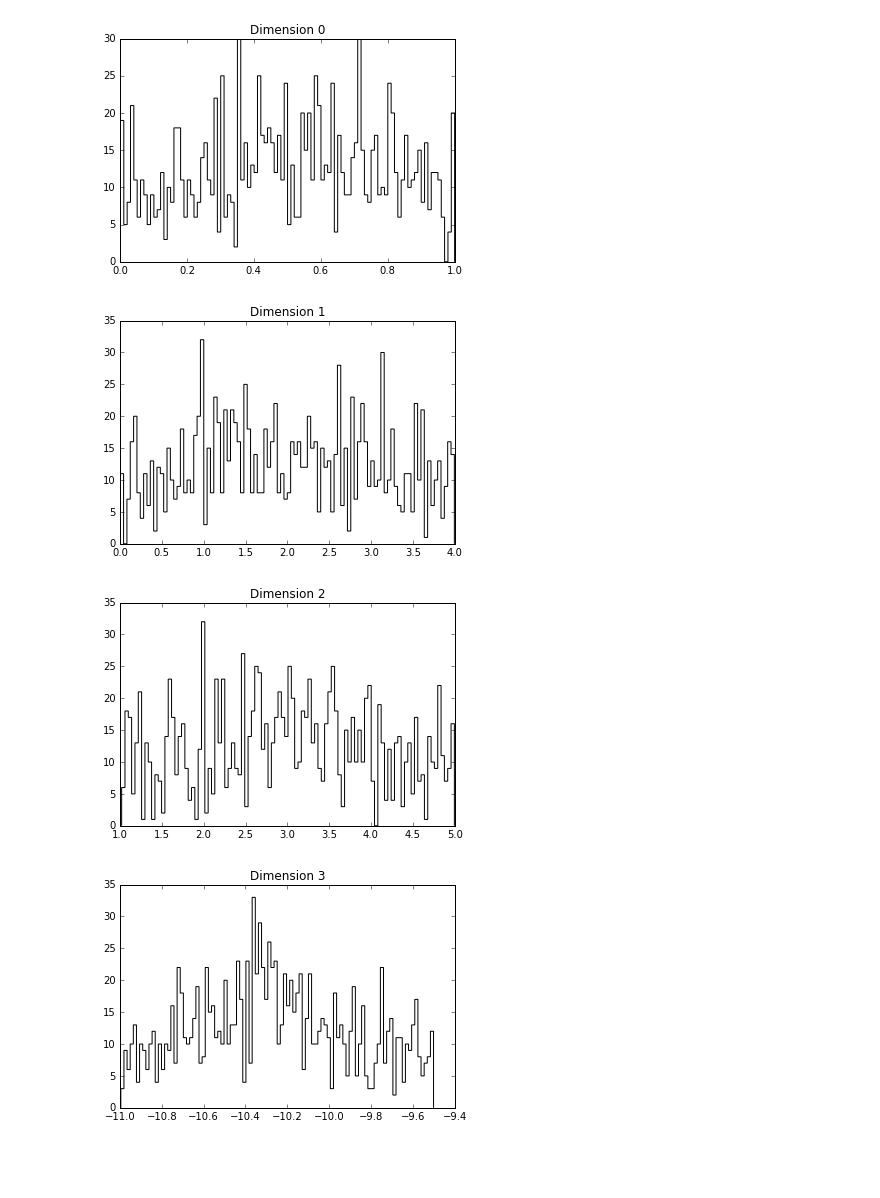
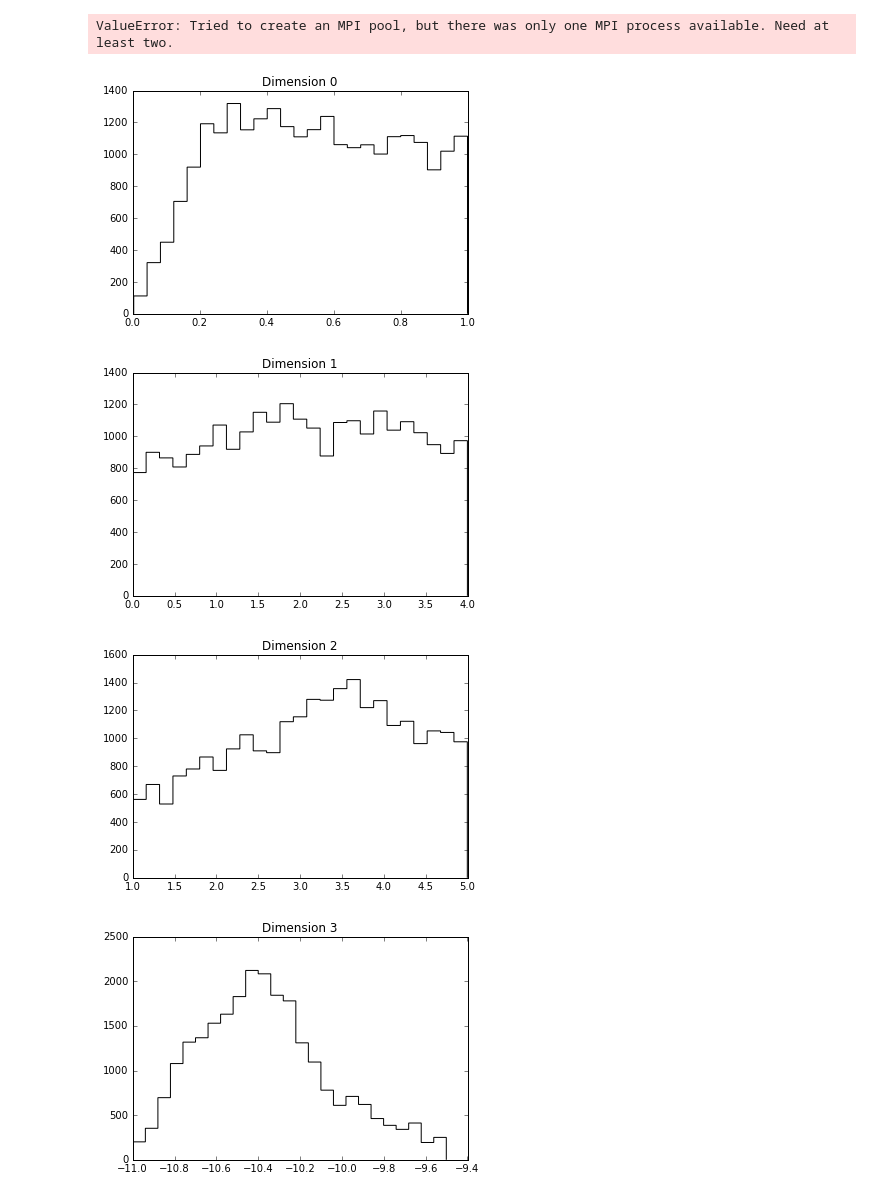
Before and after one commit to laynep/tau_calc_reion, a Jupyter notebook: tau_sampler.ipynb, the cells around one changed output. Cells and saved outputs as stored; diff of their text form; code cells hidden in the pictures; blank space fills up the shorter version.

```diff
--- a/tau_sampler.ipynb
+++ b/tau_sampler.ipynb
@@ -297,8 +349,15 @@ logpost(xvect)
 # %%
 #Emcee sampler
+from emcee.utils import MPIPool
+
 ndim = 5
+nwalkers = 250
 
-nwalkers = 250
+pool = MPIPool()
+if not pool.is_master():
+    pool.wait()
+    sys.exit(0)
+
 p0=[]
 for walker in xrange(nwalkers):
     p0_here = []
@@ -310,9 +369,12 @@ for walker in xrange(nwalkers):
     p0.append(p0_here)
 p0=np.array(p0)
 
-sampler = emcee.EnsembleSampler(nwalkers, ndim, logpost, threads=8)
-pos, prob, state = sampler.run_mcmc(p0, 100)
+#sampler = emcee.EnsembleSampler(nwalkers, ndim, logpost, threads=8)
+sampler = emcee.EnsembleSampler(nwalkers, ndim, logpost, pool=pool)
 
+pos, prob, state = sampler.run_mcmc(p0, 10)
+
+pool.close()
 #import matplotlib.pyplot as pl
 #%matplotlib inline
 
@@ -320,3 +382,5 @@ pos, prob, state = sampler.run_mcmc(p0, 100)
 #    pl.figure()
 #    pl.hist(sampler.flatchain[:,i], 100, color="k", histtype="step")
 #    pl.title("Dimension {0:d}".format(i))
+# %% [output]
+ValueError: Tried to create an MPI pool, but there was only one MPI process available. Need at least two.
@@ -323,11 +389,10 @@ pos, prob, state = sampler.run_mcmc(p0, 100)
 # %%
-
 for i in range(ndim):
     plt.figure()
-    plt.hist(sampler.flatchain[:,i], 100, color="k", histtype="step")
+    plt.hist(sampler.flatchain[:,i], 25, color="k", histtype="step")
     plt.title("Dimension {0:d}".format(i))
 # %% [output]
-[figure, old version]
+[figure, new version]
-[figure, old version]
+[figure, new version]
-[figure, old version]
+[figure, new version]
-[figure, old version]
+[figure, new version]
```
Also changed, not shown: parts of 9 cells of this notebook.
